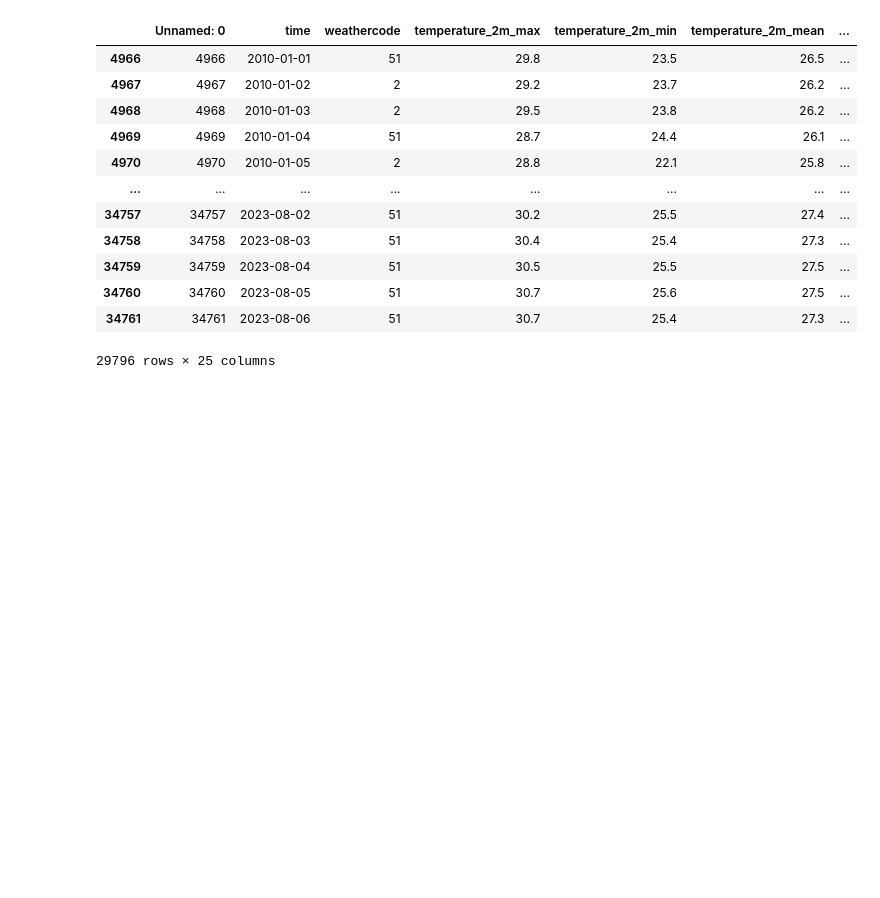
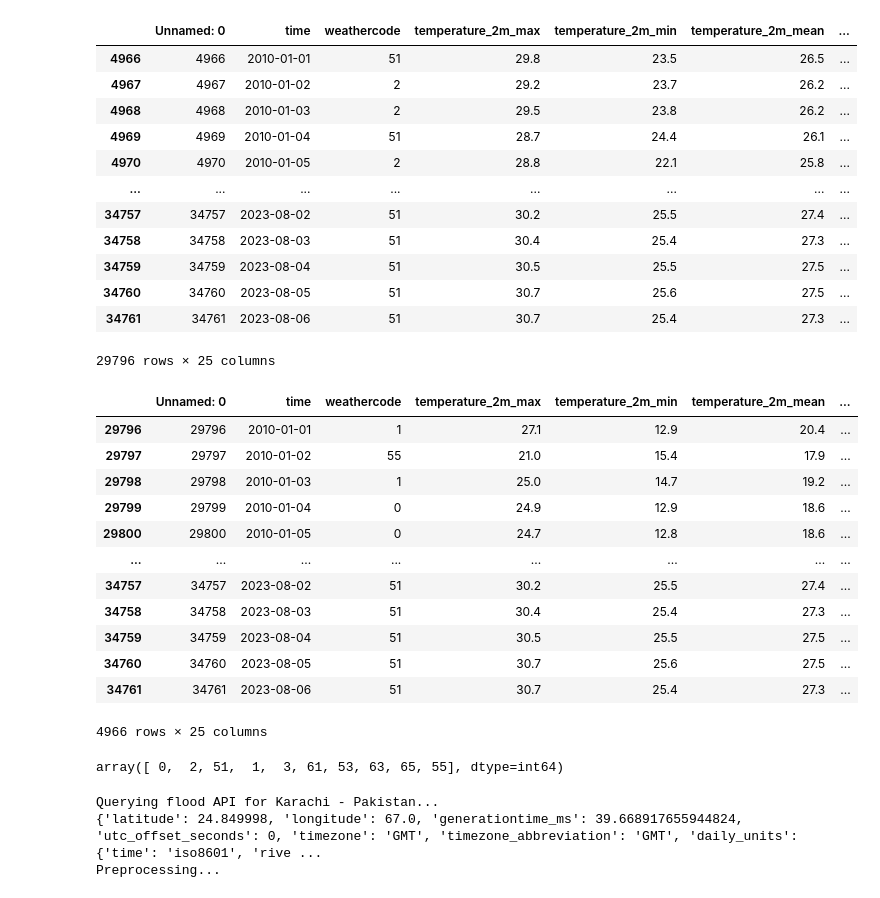
Before and after one commit to OmdenaAI/karachi-pakistan-weather-prediction, a Jupyter notebook: src/tasks/task1-collection/Collecting the data.ipynb, the cells around one changed output. Saved outputs shown, nothing was run; the diff lists cells and outputs as text; code cells hidden in the pictures; blank space fills up the shorter version.

```diff
--- a/src/tasks/task1-collection/Collecting the data.ipynb
+++ b/src/tasks/task1-collection/Collecting the data.ipynb
@@ -91,3 +123,72 @@ df[df['country']=='India']
 | 34760 | 34760 | 2023-08-05 | 51 | 30.7 | 25.6 | 27.5 | ... |
 | 34761 | 34761 | 2023-08-06 | 51 | 30.7 | 25.4 | 27.3 | ... |
 29796 rows × 25 columns
+# %%
+df[df['city']=='Bhuj']
+# %% [output]
+|  | Unnamed: 0 | time | weathercode | temperature_2m_max | temperature_2m_min | temperature_2m_mean | ... |
+| 29796 | 29796 | 2010-01-01 | 1 | 27.1 | 12.9 | 20.4 | ... |
+| 29797 | 29797 | 2010-01-02 | 55 | 21.0 | 15.4 | 17.9 | ... |
+| 29798 | 29798 | 2010-01-03 | 1 | 25.0 | 14.7 | 19.2 | ... |
+| 29799 | 29799 | 2010-01-04 | 0 | 24.9 | 12.9 | 18.6 | ... |
+| 29800 | 29800 | 2010-01-05 | 0 | 24.7 | 12.8 | 18.6 | ... |
+| ... | ... | ... | ... | ... | ... | ... | ... |
+| 34757 | 34757 | 2023-08-02 | 51 | 30.2 | 25.5 | 27.4 | ... |
+| 34758 | 34758 | 2023-08-03 | 51 | 30.4 | 25.4 | 27.3 | ... |
+| 34759 | 34759 | 2023-08-04 | 51 | 30.5 | 25.5 | 27.5 | ... |
+| 34760 | 34760 | 2023-08-05 | 51 | 30.7 | 25.6 | 27.5 | ... |
+| 34761 | 34761 | 2023-08-06 | 51 | 30.7 | 25.4 | 27.3 | ... |
+4966 rows × 25 columns
+# %%
+df.weathercode.unique()
+# %% [output]
+array([ 0,  2, 51,  1,  3, 61, 53, 63, 65, 55], dtype=int64)
+# %%
+def main():
+    url = "https://flood-api.open-meteo.com/v1/flood"
+
+    cities = [
+        { "name": "Karachi", "country": "Pakistan", "latitude": 24.8608, "longitude": 67.0104 },
+    ]
+
+    cities_dfs = []
+    for city in cities:
+        params = {
+            "latitude": city["latitude"],
+            "longitude": city["longitude"],
+            "start_date": "2010-01-01",
+            "end_date": "2023-08-06",
+            "daily": "river_discharge_mean,river_discharge_max,river_discharge_min",
+        }
+
+        print(f"Querying flood API for {city['name']} - {city['country']}...")
+        res = requests.get(url, params=params)
+
+        if res.status_code != 200:
+            res.raise_for_status()
+            raise RuntimeError(
+                f"Request to {url} returned status code {res.status_code}"
+            )
+
+        data = res.json()
+        print(data)
+        print("Preprocessing...")
+        daily_data = data["daily"]
+        df = pd.DataFrame(daily_data)
+        df["latitude"] = city["latitude"]
+        df["longitude"] = city["longitude"]
+        df["country"] = city["country"]
+        df["city"] = city["name"]
+
+        cities_dfs.append(df)
+
+    concat_df = pd.concat(cities_dfs, ignore_index=True)
+    file_name = "open_meteo_flood.csv"
+    concat_df.to_csv(file_name, index=False)
+
+if __name__ == "__main__":
+    main()
+# %% [output]
+Querying flood API for Karachi - Pakistan...
+{'latitude': 24.849998, 'longitude': 67.0, 'generationtime_ms': 39.668917655944824, 'utc_offset_seconds': 0, 'timezone': 'GMT', 'timezone_abbreviation': 'GMT', 'daily_units': {'time': 'iso8601', 'rive ...
+Preprocessing...
```
Also changed, not shown: parts of 3 cells of this notebook.
